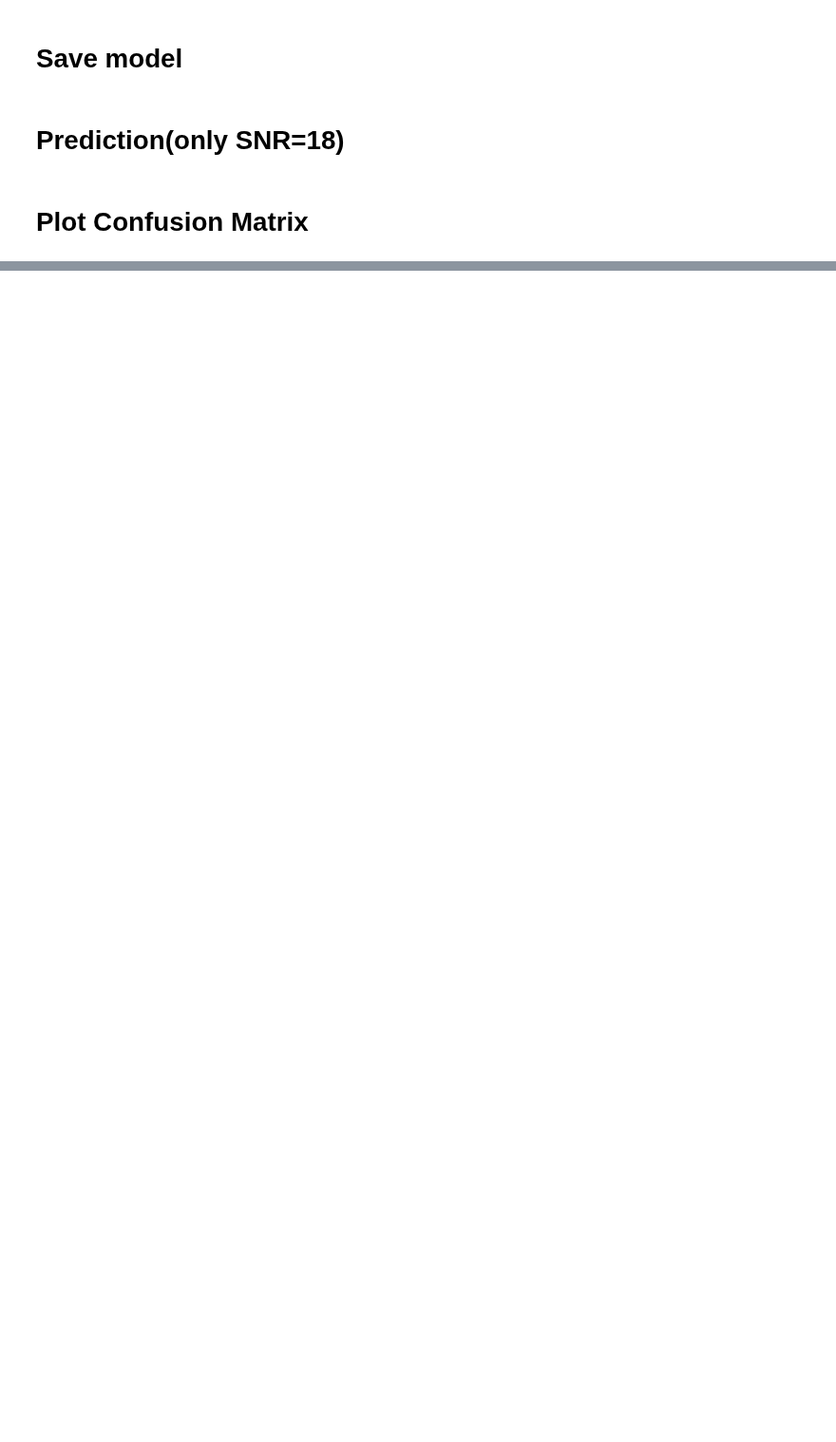
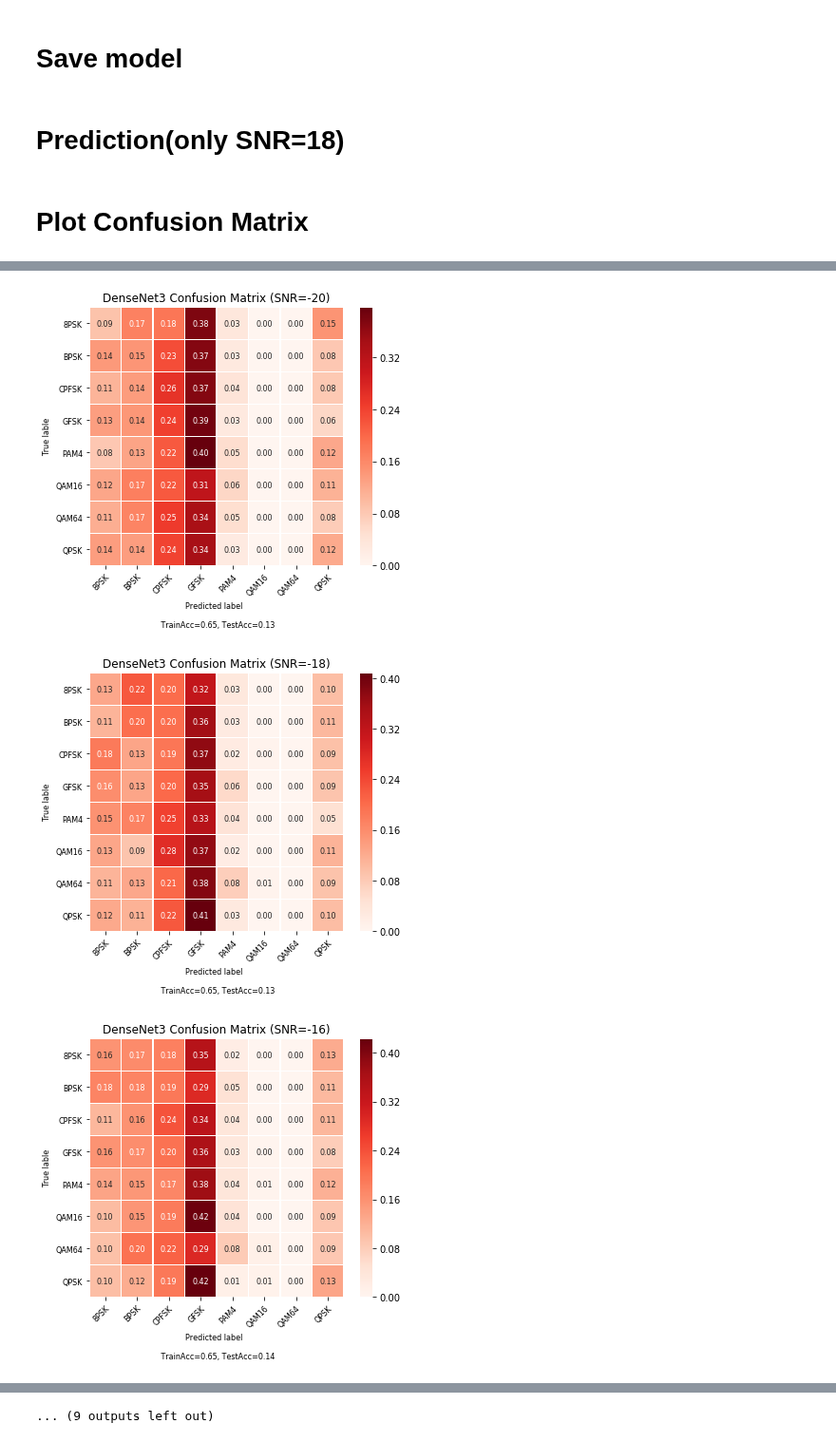
Before and after one commit to MohsenJadidi/MC, a Jupyter notebook: DenseNet.ipynb, the cells around one changed output, grey strips where cells are left out. Shown at 95% size. Saved outputs shown, nothing was run; the diff lists cells and outputs as text; code cells hidden in the pictures; blank space fills up the shorter version.

```diff
--- a/DenseNet.ipynb
+++ b/DenseNet.ipynb
@@ -402,8 +361,8 @@ Epoch 75/100
 # Save model
 # %%
 dic = "/content/drive/My Drive/Colab Notebooks/"
-classifier.save(dic+f'SaveModel/DenseNet4-128(1,7)-128(2,5)-128(1,3)-64(1,3)-64(1,3)-ba{batch}-ep{epoch}-(dout=0.5)-input(IQ)(SNR=all).h5')
-f = open(dic+f'SaveModel/DenseNet4-128(1,7)-128(2,5)-128(1,3)-64(1,3)-64(1,3)-ba{batch}-ep{epoch}-(dout=0.5)-input(IQ)(SNR=all)-history.txt',"w")
+classifier.save(dic+f'SaveModel/DenseNet5-256(1,5)-128(2,3)-128(1,3)-64(1,3)-64(1,3)-ba{batch}-ep{epoch}-(dout=0.5)-input(IQ)(SNR=all).h5')
+f = open(dic+f'SaveModel/DenseNet5-256(1,5)-128(2,3)-128(1,3)-64(1,3)-64(1,3)-ba{batch}-ep{epoch}-(dout=0.5)-input(IQ)(SNR=all)-history.txt',"w")
 f.write( str(classifier.history.history) )
 f.close()
 
@@ -492,17 +451,17 @@ for snr in snrList:
 
   cmDataFrame = pd.DataFrame(cm_norm, index=modulation_order, columns = modulation_order)
   plt.figure(figsize=(6, 5))
-  ax = sns.heatmap(cmDataFrame, annot=True, annot_kws={"size": 8}, fmt='.2f', linewidths=.5, cmap="Blues")
+  ax = sns.heatmap(cmDataFrame, annot=True, annot_kws={"size": 8}, fmt='.2f', linewidths=.5, cmap="Reds")
 
-  plt.title(f"CNN0[128(1,7)-64(2,5)] Confusion Matrix (SNR={snr})")
+  plt.title(f"DenseNet3 Confusion Matrix (SNR={snr})")
   plt.xlabel("Predicted label  \n\n TrainAcc={:.2}, TestAcc={:.2}".format(acc_train,acc_test), fontsize=8)
   plt.ylabel("True lable", fontsize=8)
   plt.setp(ax.get_xticklabels(), rotation=45, ha="right",rotation_mode="anchor", fontsize=8)
   plt.setp(ax.get_yticklabels(), fontsize=8)
   fig = ax.get_figure()
 
-  fig.savefig(dic+f"/Pic/CNN/CNN0-128(1,7)-64(2,5)-ba{batch}-ep{epoch}-(dout=0.5)-input(IQ)(SNR={snr}).png", dpi=175, bbox_inches='tight')
-  fig.savefig(dic+f"/Pic/CNN/CNN0-128(1,7)-64(2,5)-ba{batch}-ep{epoch}-(dout=0.5)-input(IQ)(SNR={snr}).eps", bbox_inches='tight')
+  fig.savefig(dic+f"/Pic/DenseNet/DenseNet3-128(1,3)-64(2,3)-64(1,3)-ba{batch}-ep{epoch}-(dout=0.5)-input(IQ)(SNR={snr}).png", dpi=175, bbox_inches='tight')
+  fig.savefig(dic+f"/Pic/DenseNet/DenseNet3-128(1,3)-64(2,3)-64(1,3)-ba{batch}-ep{epoch}-(dout=0.5)-input(IQ)(SNR={snr}).eps", bbox_inches='tight')
   print("Plot Saved!")
 '''
 
@@ -530 +489,4 @@ SNR:  18
 [0.13141809290953546, 0.12883435589221356, 0.14009962641955312, 0.13288426209430496, 0.15124441604364733, 0.19218449707427596, 0.2778816199469789, 0.3931464174826197, 0.511875, 0.6814859927644393, 0.8 ...
+[figure, added]
+[figure, added]
+[figure, added]
@@ -530,0 +501 @@ SNR:  18
+... (9 outputs left out)
```
Also changed, not shown: parts of 10 cells of this notebook.
